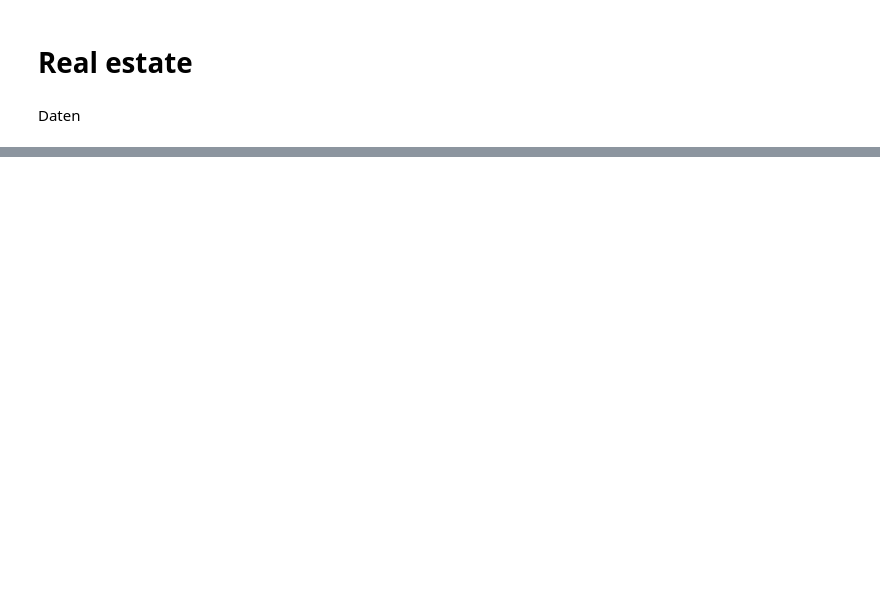
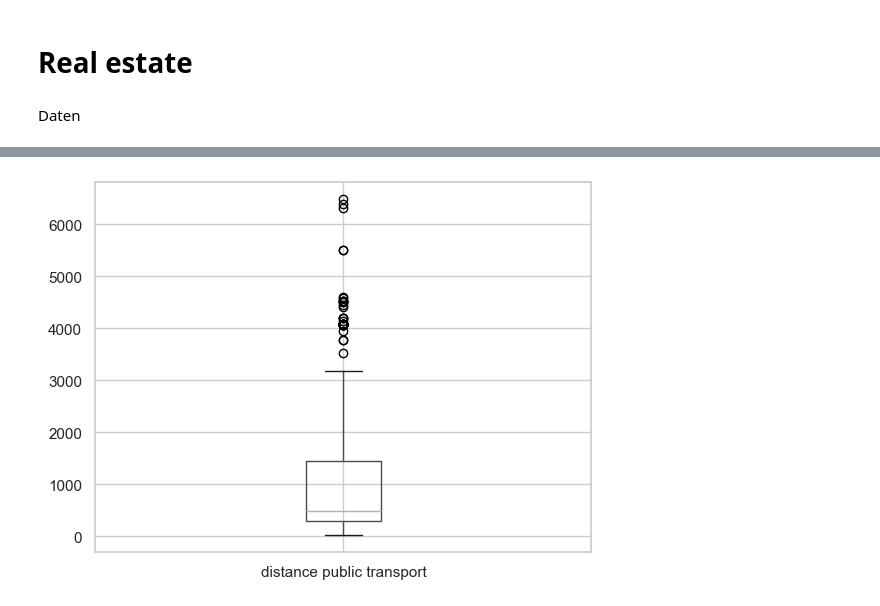
Before and after one commit to lenakec/data-science-UE-group-work, a Jupyter notebook: real_estate_analysis.ipynb, the cells around one changed output, grey strips where cells are left out. Cells and saved outputs as stored; diff of their text form; code cells hidden in the pictures; blank space fills up the shorter version.

Commit message:
neueste änderungen plots

```diff
--- a/real_estate_analysis.ipynb
+++ b/real_estate_analysis.ipynb
@@ -40,3 +49,9 @@ Daten erfolgreich geladen! Verbleibende Zeilen: 409
 | 2 | 3 | 2013.583 | 13.3 | 561.98450 | 5.0 | 24.98746 | 121.54391 | ... |
 | 3 | 4 | 2013.500 | 13.3 | 561.98450 | 5.0 | 24.98746 | 121.54391 | ... |
 | 4 | 5 | 2012.833 | 5.0 | 390.56840 | 5.0 | 24.97937 | 121.54245 | ... |
+# %%
+import matplotlib.pyplot as plt
+df.boxplot(column="distance public transport")
+plt.show()
+# %% [output]
+[figure, added]
```
Also changed, not shown: parts of 4 cells of this notebook.
